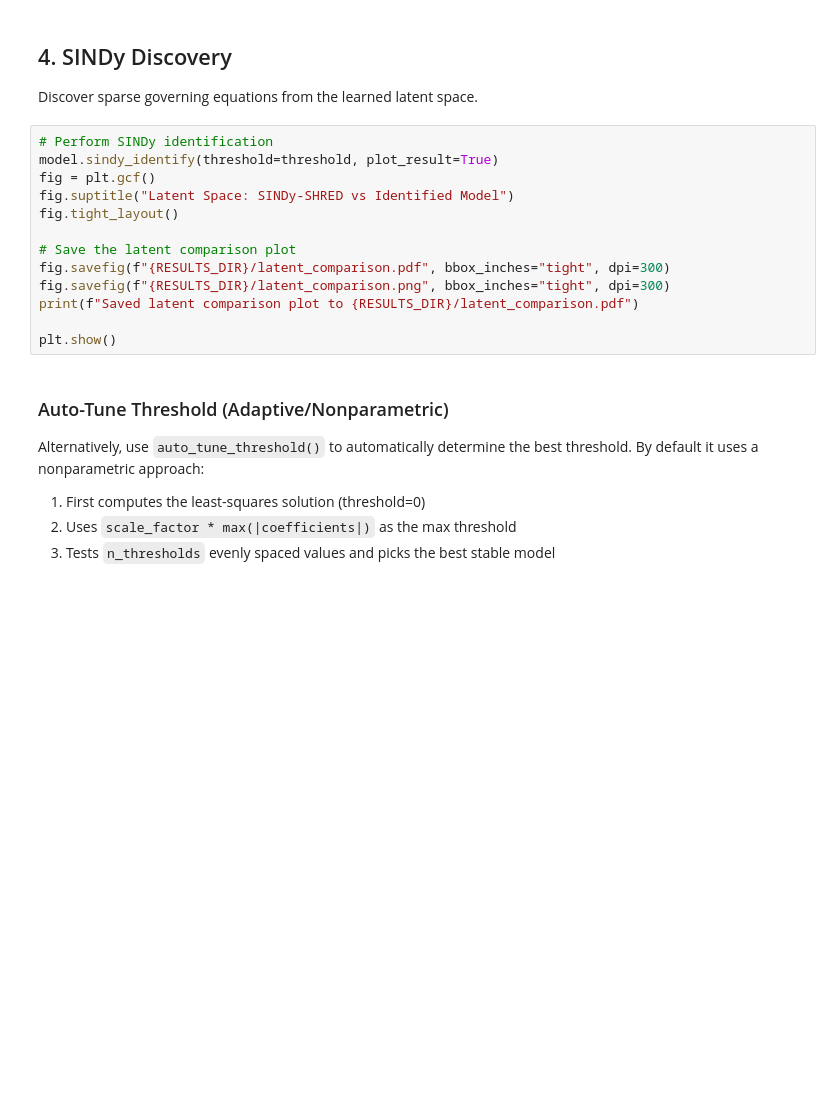
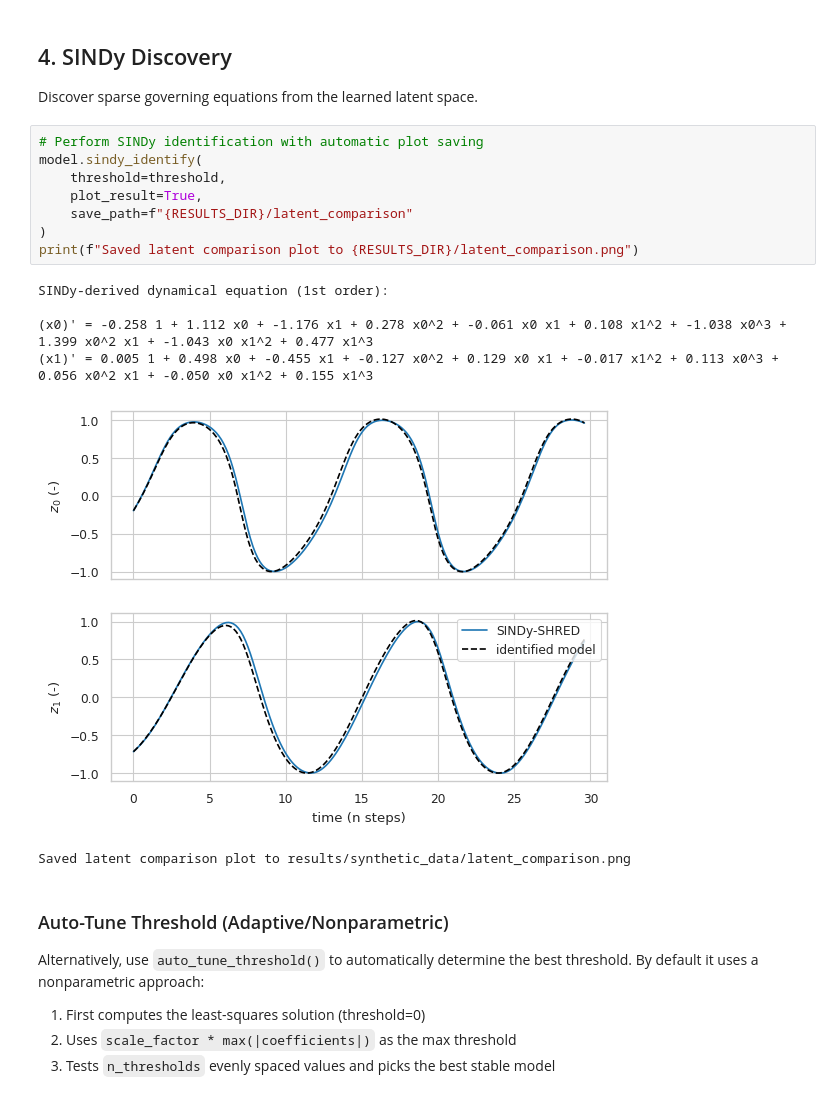
Before and after one commit to gaoliyao/sindy-shred, a Jupyter notebook: synthetic_data_analysis_detailed.ipynb, the cells around one changed output. Cells and saved outputs as stored; diff of their text form; blank space fills up the shorter version.

```diff
--- a/synthetic_data_analysis_detailed.ipynb
+++ b/synthetic_data_analysis_detailed.ipynb
@@ -265,18 +306,20 @@ model.fit(
 
 Discover sparse governing equations from the learned latent space.
 # %%
-# Perform SINDy identification
-model.sindy_identify(threshold=threshold, plot_result=True)
-fig = plt.gcf()
-fig.suptitle("Latent Space: SINDy-SHRED vs Identified Model")
-fig.tight_layout()
-
-# Save the latent comparison plot
-fig.savefig(f"{RESULTS_DIR}/latent_comparison.pdf", bbox_inches="tight", dpi=300)
-fig.savefig(f"{RESULTS_DIR}/latent_comparison.png", bbox_inches="tight", dpi=300)
-print(f"Saved latent comparison plot to {RESULTS_DIR}/latent_comparison.pdf")
-
-plt.show()
+# Perform SINDy identification with automatic plot saving
+model.sindy_identify(
+    threshold=threshold,
+    plot_result=True,
+    save_path=f"{RESULTS_DIR}/latent_comparison"
+)
+print(f"Saved latent comparison plot to {RESULTS_DIR}/latent_comparison.png")
+# %% [output]
+SINDy-derived dynamical equation (1st order):
+
+(x0)' = -0.258 1 + 1.112 x0 + -1.176 x1 + 0.278 x0^2 + -0.061 x0 x1 + 0.108 x1^2 + -1.038 x0^3 + 1.399 x0^2 x1 + -1.043 x0 x1^2 + 0.477 x1^3
+(x1)' = 0.005 1 + 0.498 x0 + -0.455 x1 + -0.127 x0^2 + 0.129 x0 x1 + -0.017 x1^2 + 0.113 x0^3 + 0.056 x0^2 x1 + -0.050 x0 x1^2 + 0.155 x1^3
+[figure, added]
+Saved latent comparison plot to results/synthetic_data/latent_comparison.png
 # %% [markdown]
 ### Auto-Tune Threshold (Adaptive/Nonparametric)
 
```
Also changed, not shown: parts of 14 cells of this notebook, 3 other files.
